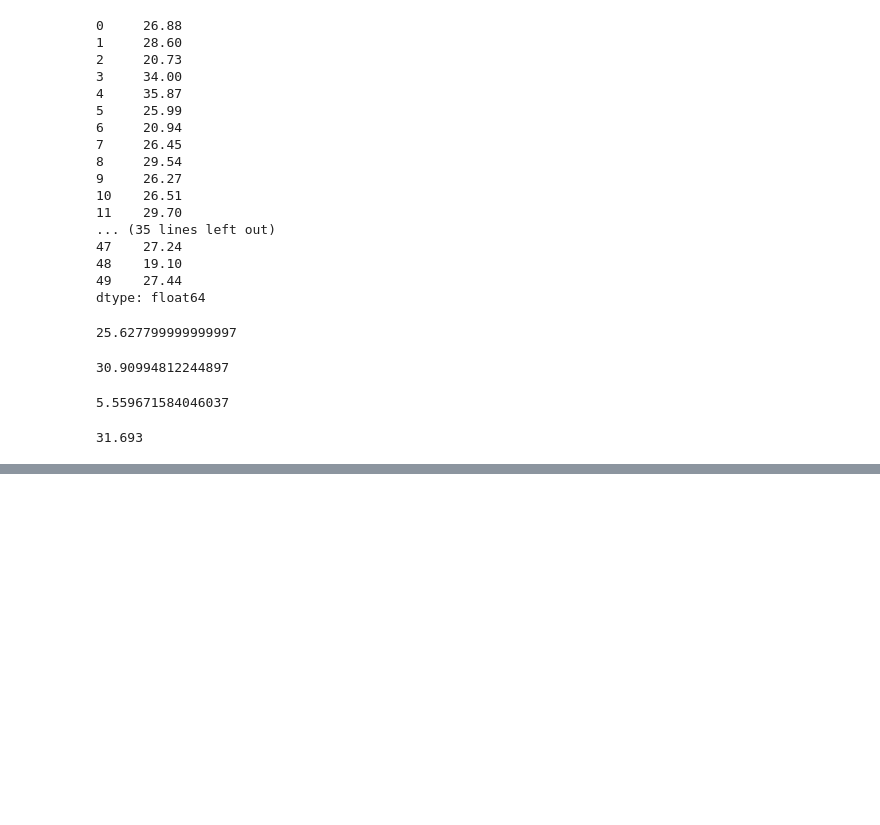
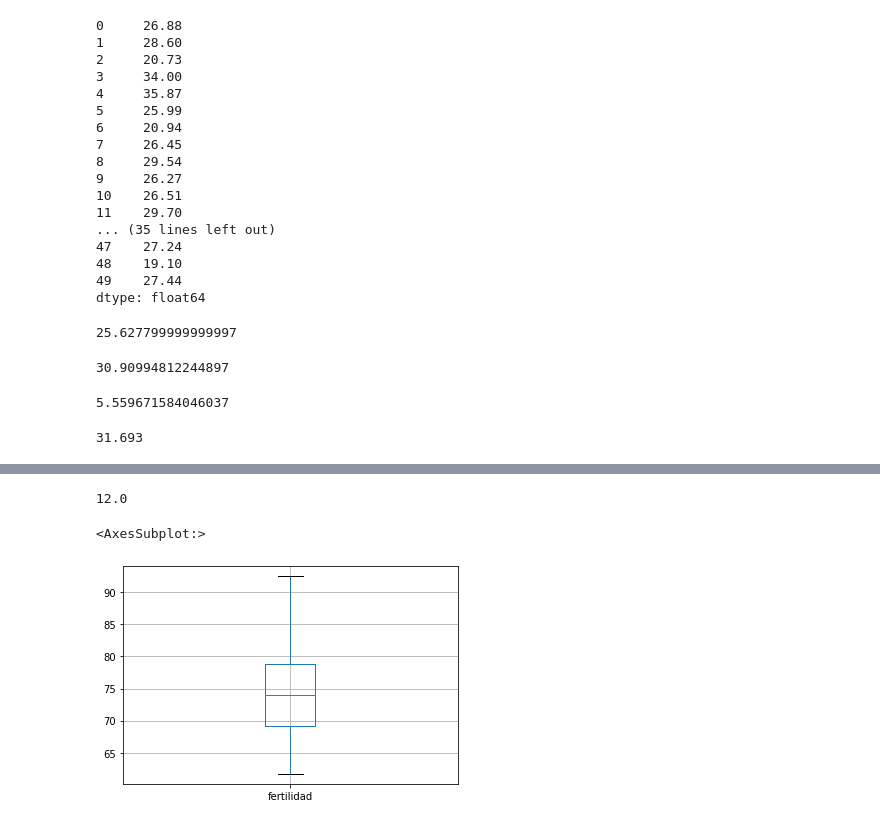
Before and after one commit to JoanClaverol/Probabilidad-y-Estad-stica-aplicada-a-Negocios-y-Empresas, a Jupyter notebook: notebooks/Problemas_de_Estadística_Descriptiva_Resumen.ipynb, the cells around one changed output, grey strips where cells are left out. Drawn from its saved outputs; the diff is of its cells as text; code cells hidden in the pictures; blank space fills up the shorter version.

```diff
--- a/notebooks/Problemas_de_Estadística_Descriptiva_Resumen.ipynb
+++ b/notebooks/Problemas_de_Estadística_Descriptiva_Resumen.ipynb
@@ -104,0 +117,2 @@ siguientes:
+# %%
+provincias = pd.read_table('https://raw.githubusercontent.com/JoanClaverol/Probabilidad-y-Estad-stica-aplicada-a-Negocios-y-Empresas/main/Datos/tabla_problemas_estadistica.txt', sep=' ')
@@ -104,0 +174,13 @@ siguientes:
+# %%
+provincias_info = provincias['educacion'].describe()
+
+provincias_info['25%']
+provincias_info['50%']
+provincias_info['75%']
+# %% [output]
+12.0
+# %%
+provincias.query(f"educacion < {provincias_info['25%']}").boxplot('fertilidad')
+# %% [output]
+<AxesSubplot:>
+[figure, added]
```
Also changed, not shown: parts of 10 cells of this notebook, 27 other files.
